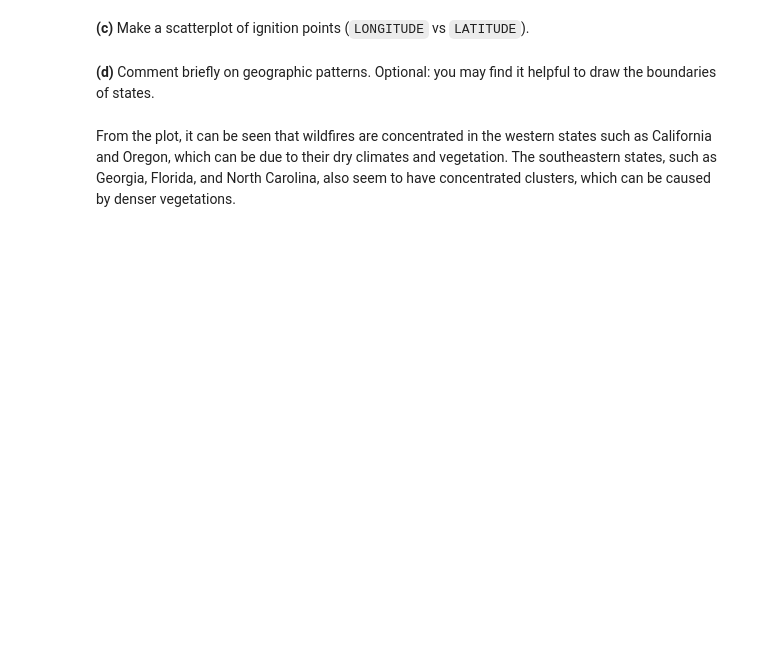
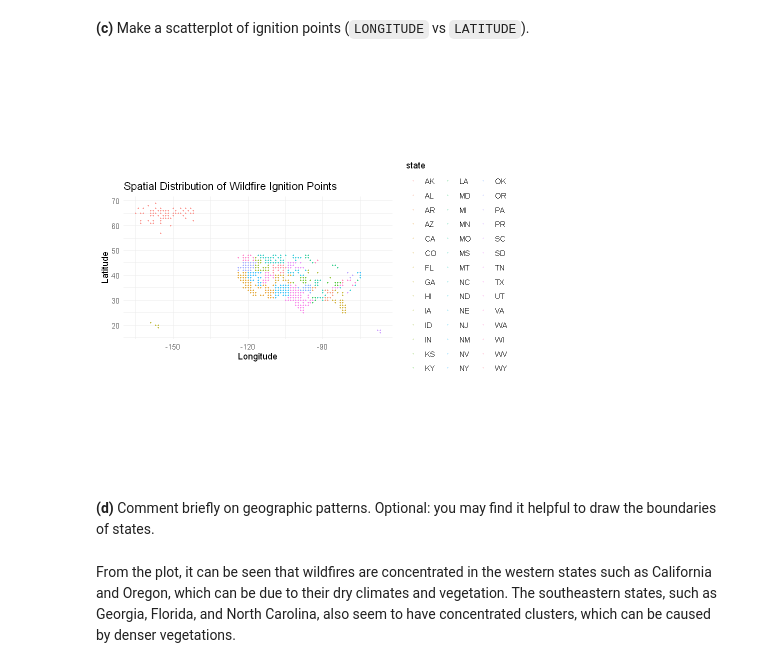
Before and after one commit to lucyni/Wildfire-Prediction-Project, a Jupyter notebook: Wildfire_FinalProject.ipynb, the cells around one changed output. Cells and saved outputs as stored; diff of their text form; code cells hidden in the pictures; blank space fills up the shorter version.

```diff
--- a/Wildfire_FinalProject.ipynb
+++ b/Wildfire_FinalProject.ipynb
@@ -128,0 +255,8 @@ Number of notable fires: 1381
+# %%
+panel <- panel %>%
+  mutate(
+    month_sin = sin(2*pi*month/12),
+    month_cos = cos(2*pi*month/12)
+  )
+
+panel %>% select('month_sin', 'month_cos') %>% head
@@ -209,3 +479,13 @@ ggplot(wildfires, aes(x = LONGITUDE, y = LATITUDE, color = STATE)) +
+# %%
+ggplot(panel, aes(x = lon_bin, y = lat_bin, color = state)) +
+  geom_point(alpha = 0.2, size = 0.5) +
+    coord_equal() +
+  labs(title = "Spatial Distribution of Wildfire Ignition Points",
+       x = "Longitude",
+       y = "Latitude") +
+  theme_minimal()
+# %% [output]
+[figure, added]
 # %% [markdown]
 
 **(d)** Comment briefly on geographic patterns. Optional: you may find it helpful to draw the boundaries of states.
```
Also changed, not shown: parts of 67 cells of this notebook.
